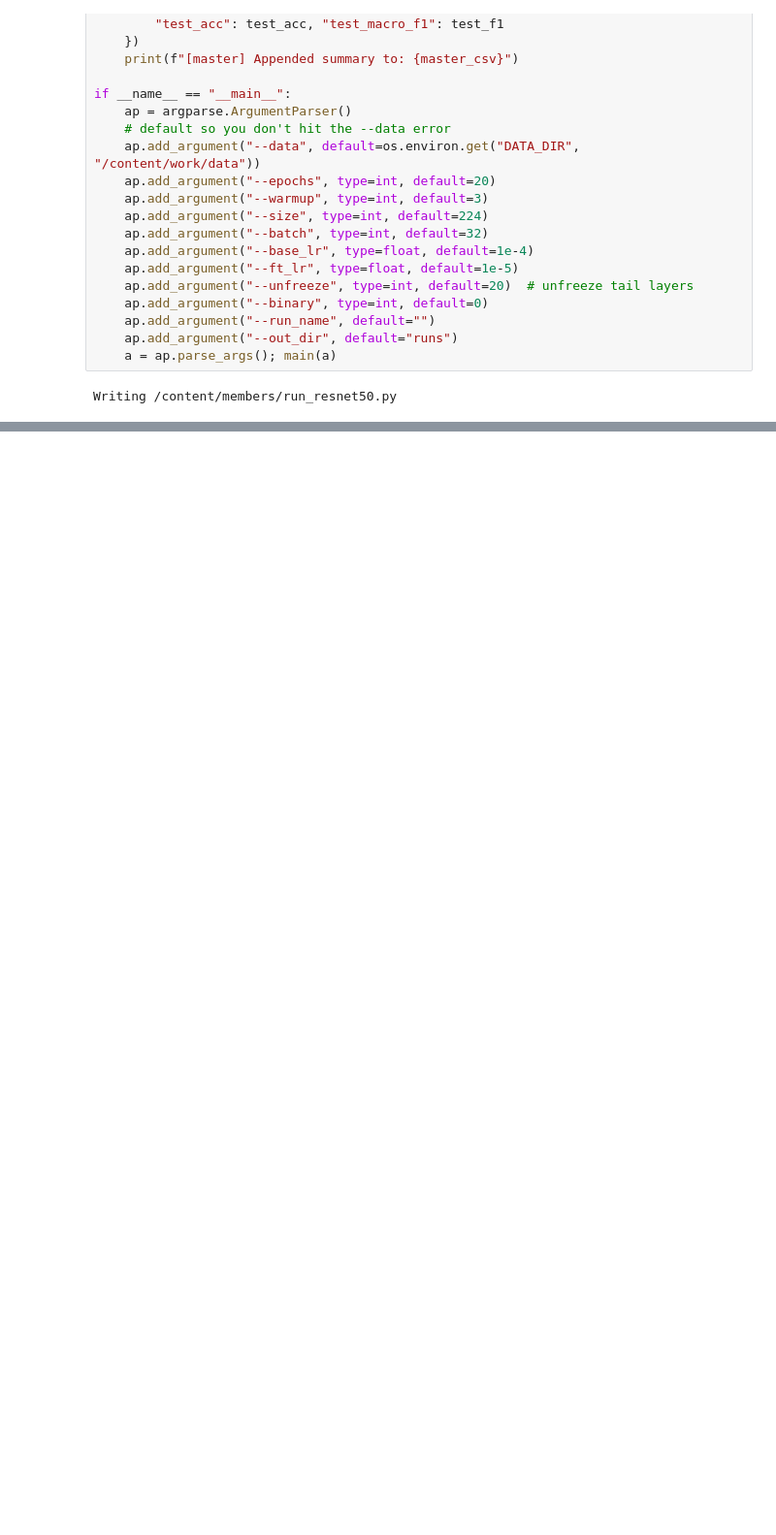
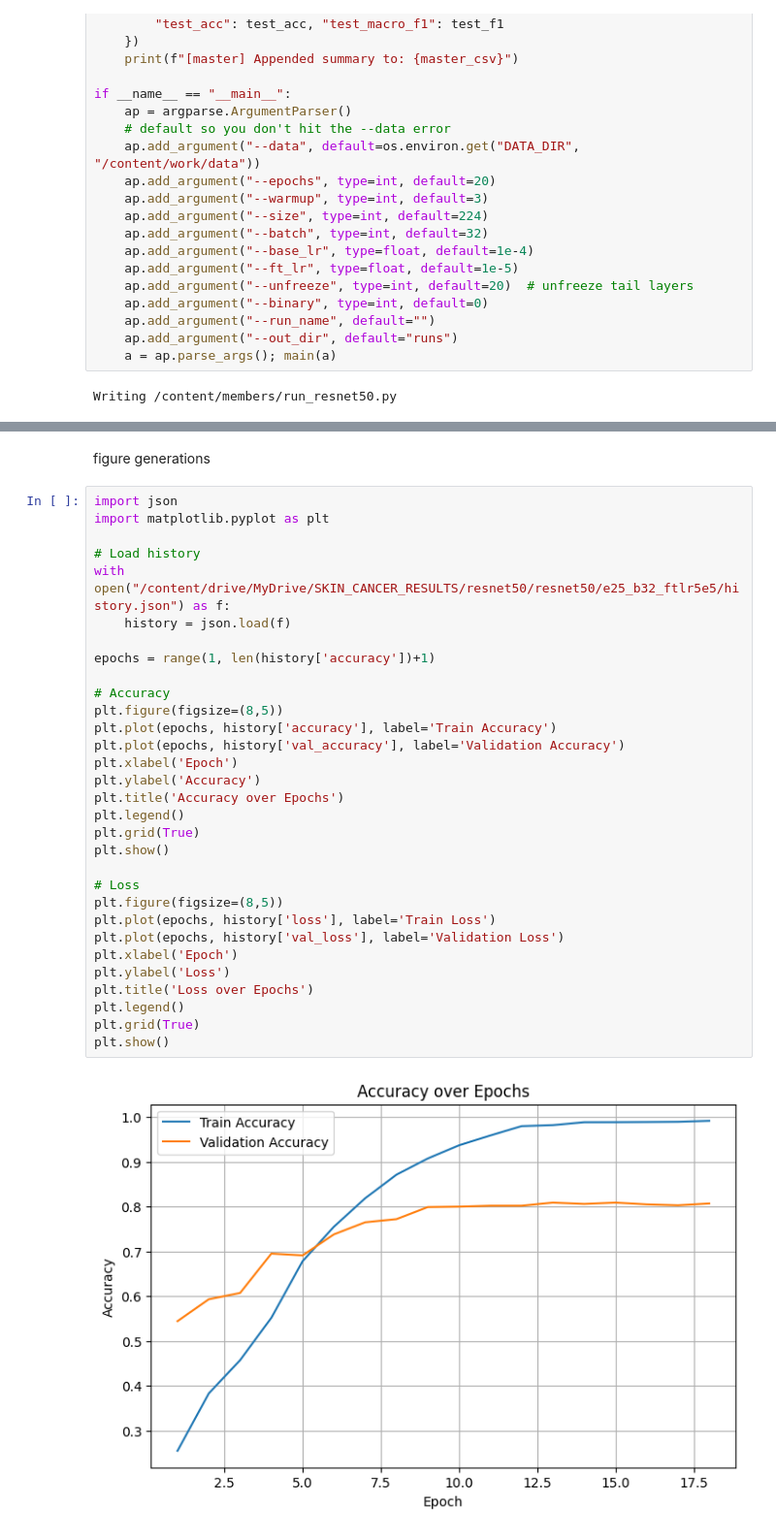
Before and after one commit to kasundi2002/Deep-Learning-Project, a Jupyter notebook: members/SkinCancerClassification_ResNet50.ipynb, the cells around one changed output, grey strips where cells are left out. Shown: that part at 97% size. Drawn from its saved outputs; the diff is of its cells as text; blank space fills up the shorter version.

Commit message:
final resnet

```diff
--- a/members/SkinCancerClassification_ResNet50.ipynb
+++ b/members/SkinCancerClassification_ResNet50.ipynb
@@ -703,2 +973,37 @@ timestamp,run_name,data,img_size,batch,warmup,epochs,unfreeze,base_lr,ft_lr,bina
 /content/drive/MyDrive/SKIN_CANCER_RESULTS/resnet50/resnet50/experiments_master.csv
 /content/drive/MyDrive/SKIN_CANCER_RESULTS/resnet50/experiments_master.csv
+# %% [markdown]
+figure generations
+# %%
+import json
+import matplotlib.pyplot as plt
+
+# Load history
+with open("/content/drive/MyDrive/SKIN_CANCER_RESULTS/resnet50/resnet50/e25_b32_ftlr5e5/history.json") as f:
+    history = json.load(f)
+
+epochs = range(1, len(history['accuracy'])+1)
+
+# Accuracy
+plt.figure(figsize=(8,5))
+plt.plot(epochs, history['accuracy'], label='Train Accuracy')
+plt.plot(epochs, history['val_accuracy'], label='Validation Accuracy')
+plt.xlabel('Epoch')
+plt.ylabel('Accuracy')
+plt.title('Accuracy over Epochs')
+plt.legend()
+plt.grid(True)
+plt.show()
+
+# Loss
+plt.figure(figsize=(8,5))
+plt.plot(epochs, history['loss'], label='Train Loss')
+plt.plot(epochs, history['val_loss'], label='Validation Loss')
+plt.xlabel('Epoch')
+plt.ylabel('Loss')
+plt.title('Loss over Epochs')
+plt.legend()
+plt.grid(True)
+plt.show()
+# %% [output]
+[figure, added]
```
Also changed, not shown: parts of 40 cells of this notebook.
